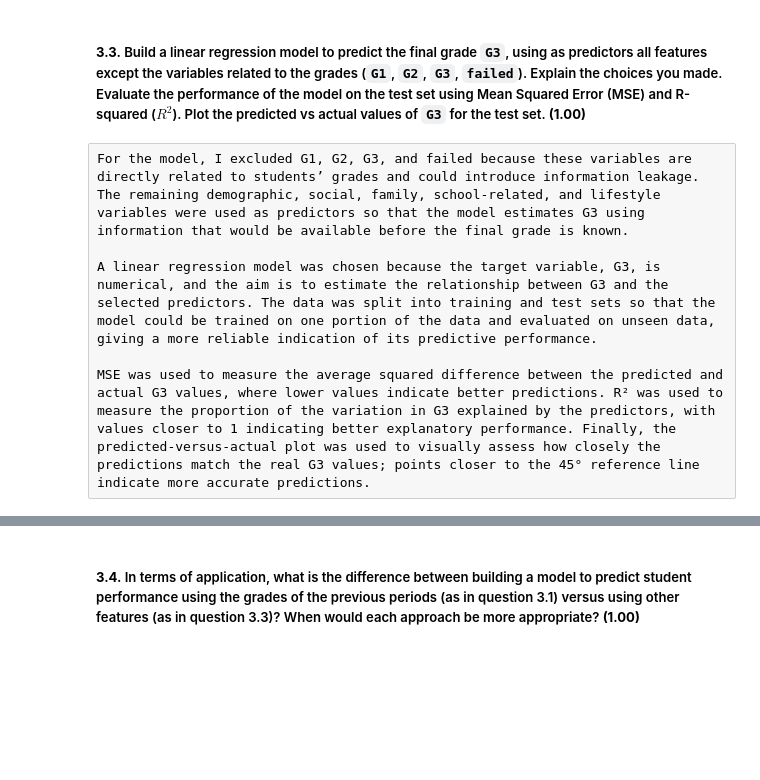
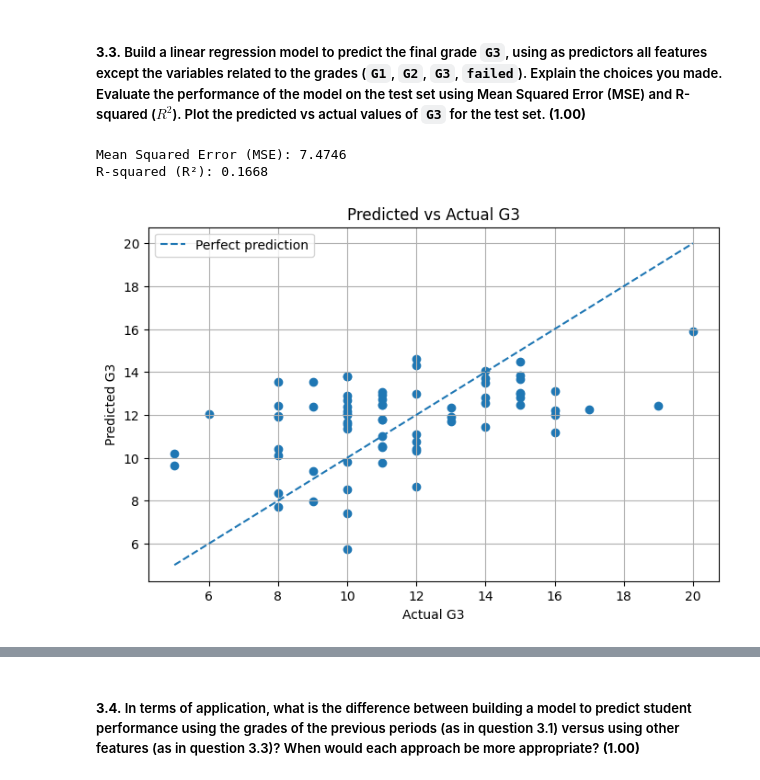
Before and after one commit to YanGuo-spider/AI-project-2026-2027, a Jupyter notebook: Assignment 1 26-27.ipynb, the cells around one changed output, grey strips where cells are left out. Saved outputs shown, nothing was run; the diff lists cells and outputs as text; code cells hidden in the pictures; blank space fills up the shorter version.

```diff
--- a/Assignment 1 26-27.ipynb
+++ b/Assignment 1 26-27.ipynb
@@ -536,86 +536,88 @@ The graph shows a strong positive linear relationship between G2 and G3, with th
 # %% [markdown]
 ##### **3.3.** Build a linear regression model to predict the final grade `G3`, using as predictors all features except the variables related to the grades (`G1`, `G2`, `G3`, `failed`). Explain the choices you made. Evaluate the performance of the model on the test set using Mean Squared Error (MSE) and R-squared ($R^2$). Plot the predicted vs actual values of `G3` for the test set. **(1.00)**
 # %%
-import pandas as pd
 import matplotlib.pyplot as plt
 
-from sklearn.model_selection import train_test_split
 from sklearn.compose import ColumnTransformer
 from sklearn.preprocessing import OneHotEncoder
 from sklearn.pipeline import Pipeline
 from sklearn.linear_model import LinearRegression
 from sklearn.metrics import mean_squared_error, r2_score
 
-# Load the dataset
-df = pd.read_csv("mathematics_grades.csv")
+# Exclude grade-related variables
+features_to_exclude = ["G1", "G2", "G3", "failed"]
 
-# Define predictors and target
-# Exclude all variables related to grades
-X = df.drop(columns=["G1", "G2", "G3", "failed"])
-y = df["G3"]
+# Use the train and test sets created in Part 1
+X_train = train.drop(columns=features_to_exclude)
+X_test = test.drop(columns=features_to_exclude)
+
+y_train = train["G3"]
+y_test = test["G3"]
 
 # Identify categorical and numerical features
-categorical_features = X.select_dtypes(include=["str"]).columns
-numerical_features = X.select_dtypes(exclude=["object"]).columns
+categorical_features = X_train.select_dtypes(
+    include=["object", "category"]
+).columns
 
-# Preprocessing:
-# - One-hot encode categorical variables
-# - Keep numerical variables unchanged
+numerical_features = X_train.select_dtypes(
+    include="number"
+).columns
+
+# Preprocess the features
 preprocessor = ColumnTransformer(
     transformers=[
         ("cat", OneHotEncoder(handle_unknown="ignore"),
          categorical_features),
+
         ("num", "passthrough", numerical_features)
     ]
 )
 
-# Create the model pipeline
+# Create the regression pipeline
 model = Pipeline(
     steps=[
         ("preprocessor", preprocessor),
         ("regressor", LinearRegression())
     ]
-)
-
-# Split into training and test sets
-X_train, X_test, y_train, y_test = train_test_split(
-    X, y, test_size=0.2, random_state=42
 )
 
 # Train the model
 model.fit(X_train, y_train)
 
 # Predict G3 for the test set
 y_pred = model.predict(X_test)
 
-# Evaluate the model
+# Evaluate model performance
 mse = mean_squared_error(y_test, y_pred)
 r2 = r2_score(y_test, y_pred)
 
 print(f"Mean Squared Error (MSE): {mse:.4f}")
 print(f"R-squared (R²): {r2:.4f}")
 
-# Plot predicted vs actual values
+# Plot predicted vs actual grades
 plt.figure(figsize=(8, 5))
 
 plt.scatter(y_test, y_pred)
 
-# Perfect prediction line
+# Perfect prediction reference line
+min_grade = min(y_test.min(), y_pred.min())
+max_grade = max(y_test.max(), y_pred.max())
+
 plt.plot(
-    [y_test.min(), y_test.max()],
-    [y_test.min(), y_test.max()],
-    linestyle="--"
+    [min_grade, max_grade],
+    [min_grade, max_grade],
+    linestyle="--",
+    label="Perfect prediction"
 )
 
 plt.xlabel("Actual G3")
 plt.ylabel("Predicted G3")
 plt.title("Predicted vs Actual G3")
+plt.legend()
 plt.grid(True)
 
 plt.show()
+# %% [output]
+Mean Squared Error (MSE): 7.4746
+R-squared (R²): 0.1668
+[figure, added]
-# %% [raw]
-For the model, I excluded G1, G2, G3, and failed because these variables are directly related to students’ grades and could introduce information leakage. The remaining demographic, social, family, school-related, and lifestyle variables were used as predictors so that the model estimates G3 using information that would be available before the final grade is known.
-
-A linear regression model was chosen because the target variable, G3, is numerical, and the aim is to estimate the relationship between G3 and the selected predictors. The data was split into training and test sets so that the model could be trained on one portion of the data and evaluated on unseen data, giving a more reliable indication of its predictive performance.
-
-MSE was used to measure the average squared difference between the predicted and actual G3 values, where lower values indicate better predictions. R² was used to measure the proportion of the variation in G3 explained by the predictors, with values closer to 1 indicating better explanatory performance. Finally, the predicted-versus-actual plot was used to visually assess how closely the predictions match the real G3 values; points closer to the 45° reference line indicate more accurate predictions.
```
Also changed, not shown: parts of 3 cells of this notebook.
